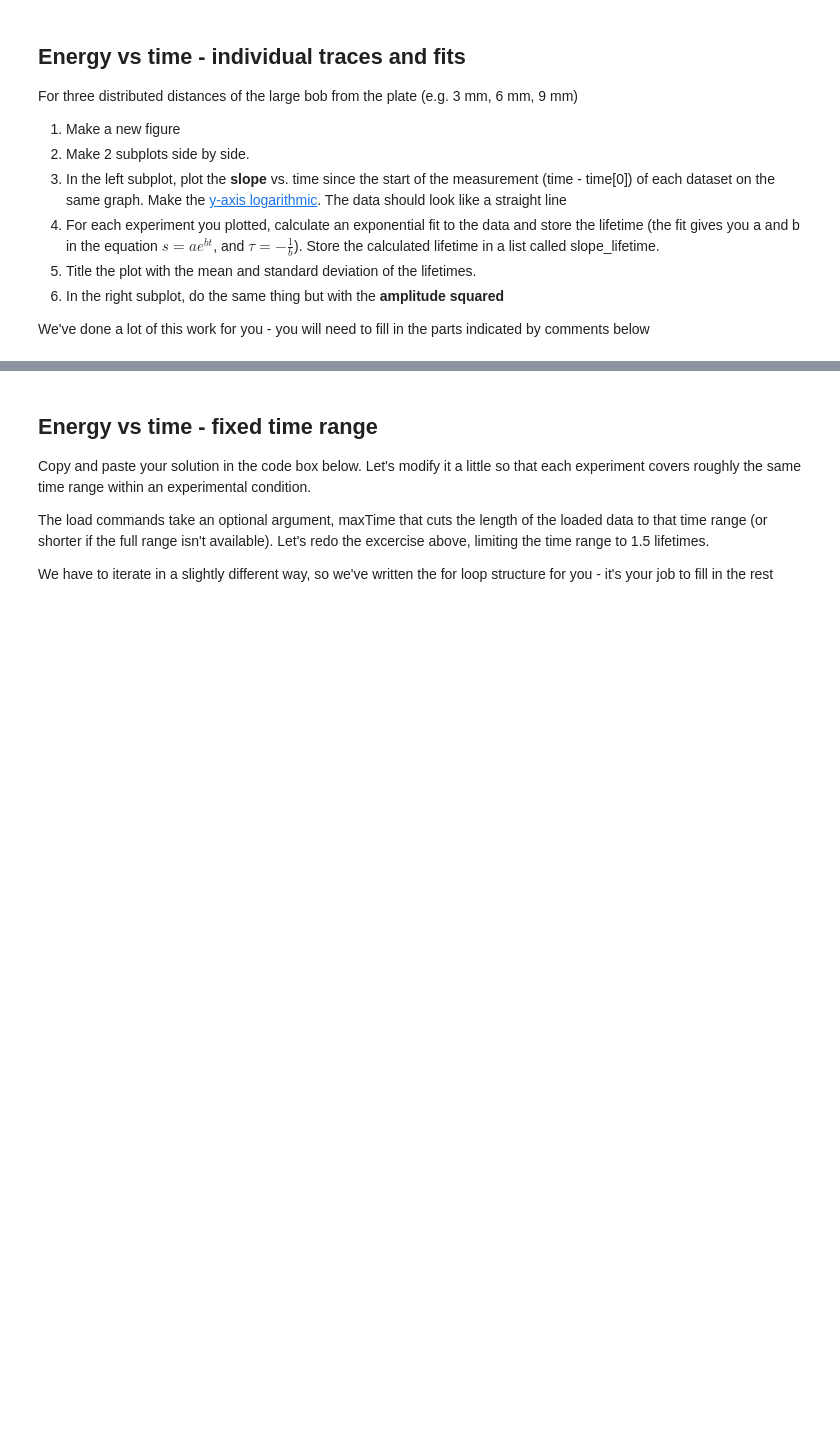
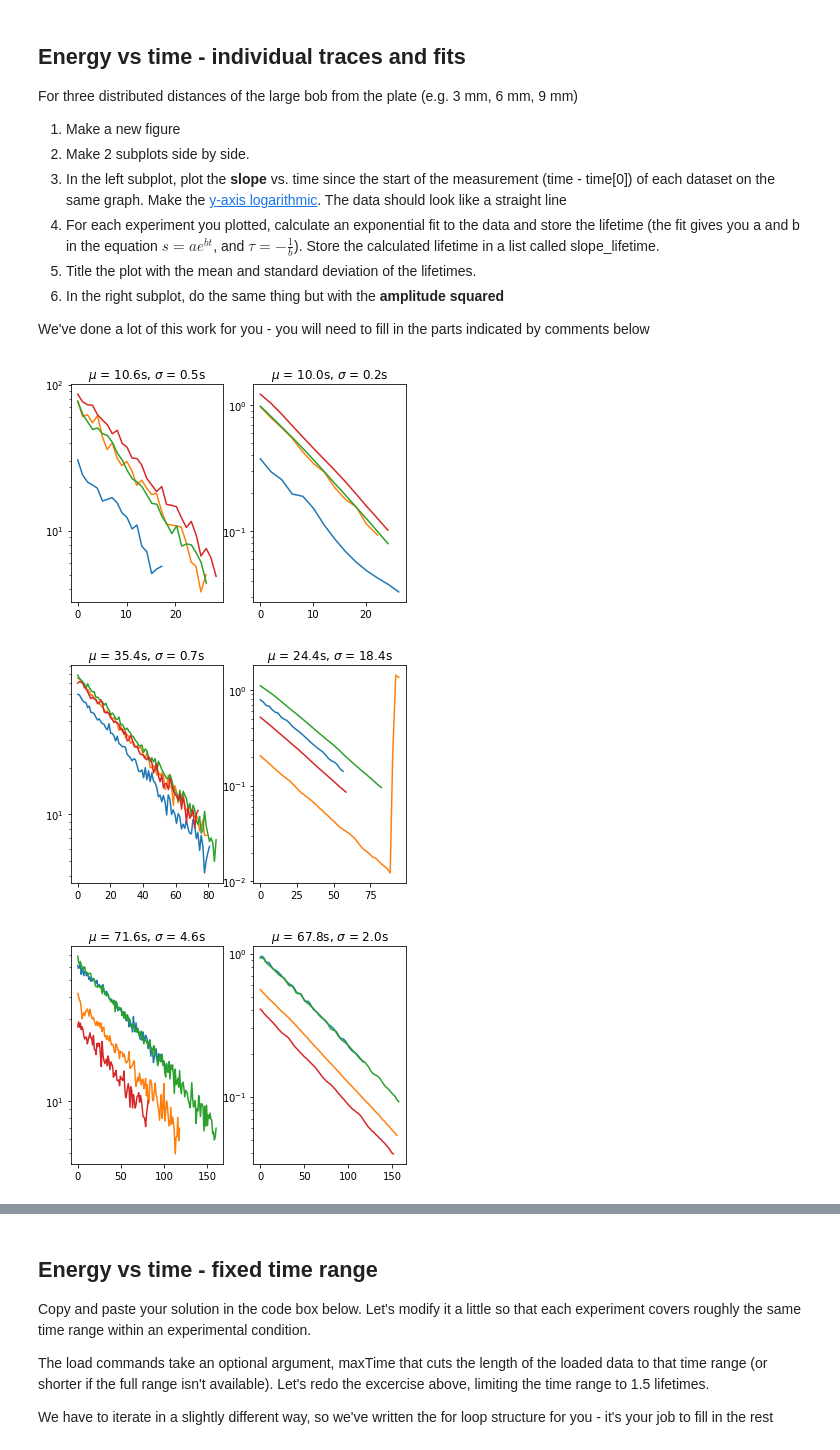
Before and after one commit to NYUExperimentalPhysics1-2021/labanalysis2-rdw2063, a Jupyter notebook: LabAnalysis2_Rachel_Wu.ipynb, the cells around one changed output, grey strips where cells are left out. Cells and saved outputs as stored; diff of their text form; code cells hidden in the pictures; blank space fills up the shorter version.

````diff
--- a/LabAnalysis2_Rachel_Wu.ipynb
+++ b/LabAnalysis2_Rachel_Wu.ipynb
@@ -153,10 +137,10 @@ def fitLine(x,y):
 The below block shows an example of how to load the data for the large bob. This will create two [dictionaries](https://physics.nyu.edu/pine/pymanual/html/chap3/chap3_arrays.html#dictionaries), ```largeSlope``` and ```largeAmplitude```, which contain the displacement as the key and the data from the text file as the value. In order to load the data, you will need to know the file structure of your repository and give the ```findSlopeAndAmplitudeFiles()``` function the proper path to the displacement folders. For example, ```'lab2-data-repository-mgershow/'``` is the top level folder and ```'large bob'``` is the next-level folder that contains all of the displacement folders ```'2mm'```, ```'3mm'```, ```'4mm'```, and so on.
 # %%
 # loading data, need to know file structure of repository
-largeSlope, largeAmplitude = findSlopeAndAmplitudeFiles('lab2-data-repository-mgershow/large bob')
+largeSlope, largeAmplitude = findSlopeAndAmplitudeFiles('labanalysis2-rdw2063/Wu_Yuan_complete/Wu_Yuan_complete/large bob')
 
 #uncomment this line if you are also ready to analyze small bob data
-#smallSlope, smallAmplitude = findSlopeAndAmplitudeFiles('lab2-data-repository-mgershow/small bob')
+smallSlope, smallAmplitude = findSlopeAndAmplitudeFiles('labanalysis2-rdw2063/Wu_Yuan_complete/Wu_Yuan_complete/small bob')
 # %% [markdown]
 ## Energy vs time - individual traces and fits
 
@@ -172,30 +156,36 @@ For three distributed distances of the large bob from the plate (e.g. 3 mm, 6 mm
 
 We've done a lot of this work for you - you will need to fill in the parts indicated by comments below
 # %%
-for expt_set_dir in ["3 mm", "6 mm", "9 mm"]: #replace with your own directory names
+for expt_set_dir in ["3mm", "6mm", "9mm"]: #replace with your own directory names
   slope_lifetime = []
   ampsq_lifetime = []
   plt.figure()
   plt.subplot(1, 2, 1)
   for file in largeSlope[expt_set_dir]:
     time, slope, number = loadSlopeFile(file)
     #CODE1: use plt.semilogy to make a plot of time-time[0] on the linear x-axis vs. slope on the logarithmic y-axis
+    plt.semilogy(time-time[0], slope)
     a,b,*_ = fitExponential(time-time[0], slope)  #use *_ to discard unwanted return values (in this case the fit y-data)
-    slope_lifetime.append( )#CODE2: modify this line to add -1/b (the fit lifetime) to the slope_lifetime list
-  mu = #CODE3: calculate the mean of slope_lifetime
+    slope_lifetime.append( -1/b)#CODE2: modify this line to add -1/b (the fit lifetime) to the slope_lifetime list
+  mu = np.mean([slope_lifetime]) #CODE3: calculate the mean of slope_lifetime
   sigma = np.std(slope_lifetime, ddof=1) #calculates the standard deviation using N-1 in the deonminator
   plt.title (r'$\mu$ = {:.1f}s, $\sigma$ = {:.1f}s'.format(mu, sigma))
 
 
   plt.subplot(1, 2, 2)
   for file in largeAmplitude[expt_set_dir]:
     time, amp, number = loadAmpltidueFile(file)
     #CODE4: use plt.semilogy to make a plot of time-time[0] on the linear x-axis vs. amplitude SQUARED on the logarithmic y-axis
-    a,b,*_ = #CODE5: complete to calculate the exponential fit of amp squared to time-time[0] hint: see very similar code above!
+    plt.semilogy(time-time[0], amp**2)
+    a,b,*_ = fitExponential(time-time[0], amp**2) #CODE5: complete to calculate the exponential fit of amp squared to time-time[0] hint: see very similar code above!
     ampsq_lifetime.append(-1/b)
-  mu =  #CODE6: calculate the mean of slope_lifetime
+  mu = np.mean([ampsq_lifetime]) #CODE6: calculate the mean of slope_lifetime
   sigma = np.std(ampsq_lifetime, ddof=1)
   plt.title (r'$\mu$ = {:.1f}s, $\sigma$ = {:.1f}s'.format(mu, sigma))
+# %% [output]
+[figure, added]
+[figure, added]
+[figure, added]
 # %% [markdown]
 ##QUESTIONS - answer below
 
````
Also changed, not shown: parts of 19 cells of this notebook.
